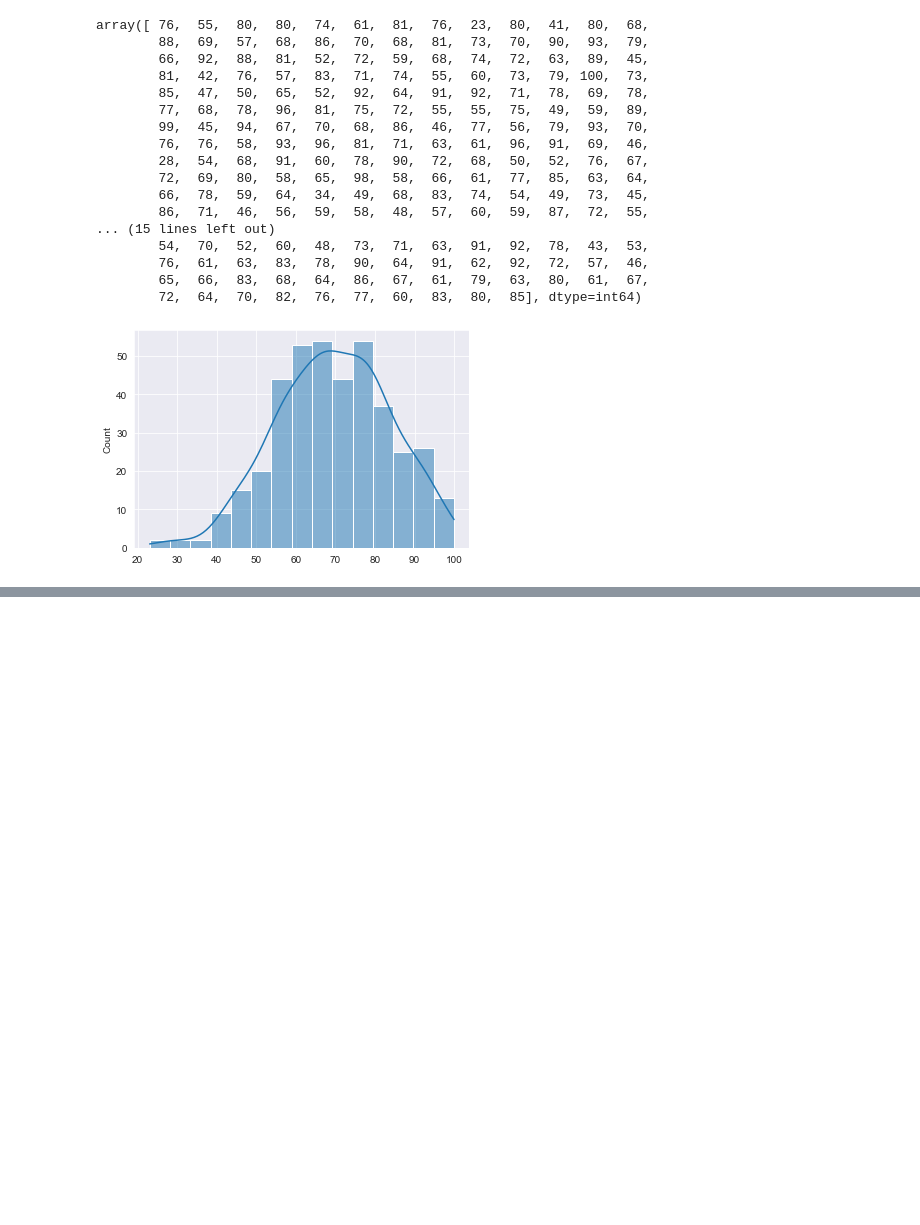
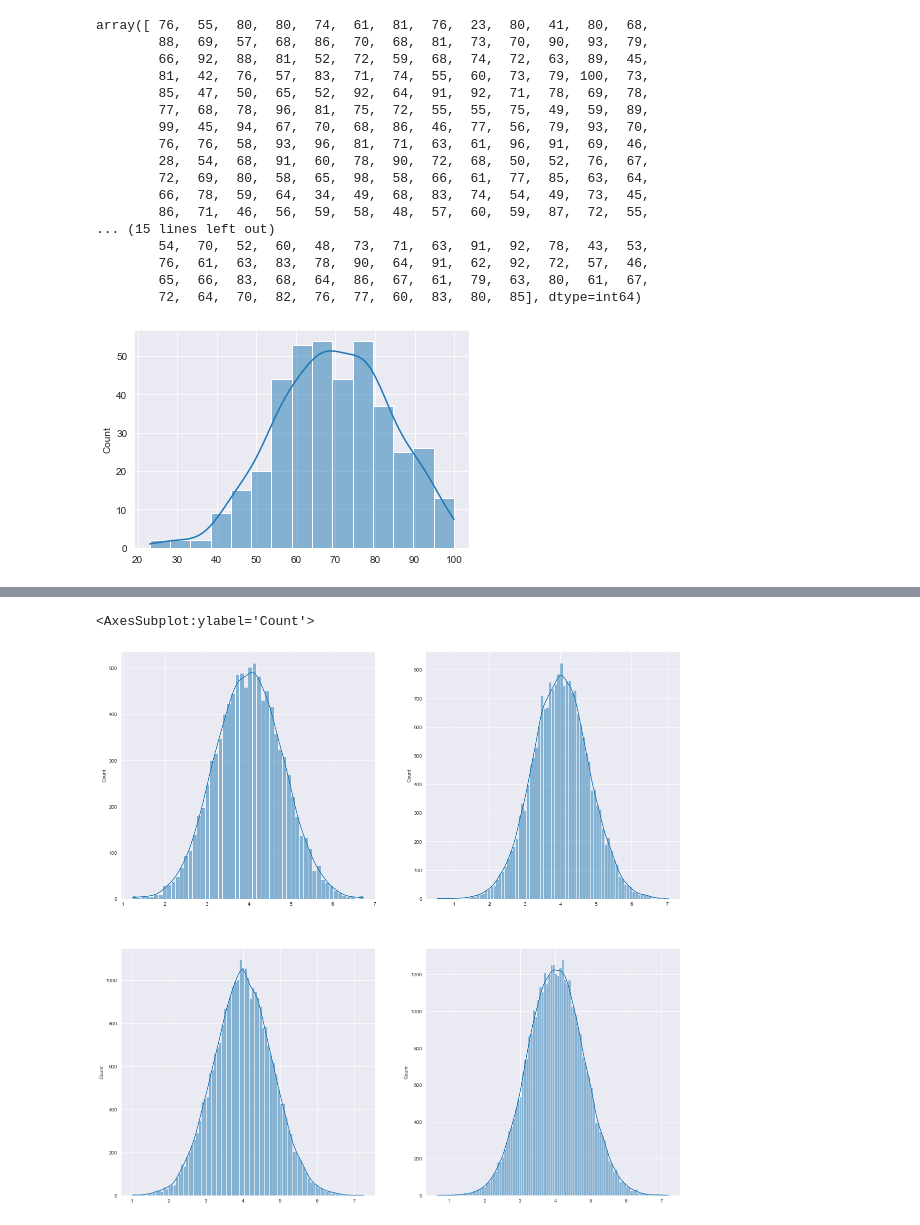
Before and after one commit to HyeonuJeong/Mycakd5, a Jupyter notebook: m3_통계/stat2.ipynb, the cells around one changed output, grey strips where cells are left out. Cells and saved outputs as stored; diff of their text form; code cells hidden in the pictures; blank space fills up the shorter version.

```diff
--- a/m3_통계/stat2.ipynb
+++ b/m3_통계/stat2.ipynb
@@ -156,0 +197,13 @@ plt.axis([20,120,0,0.5])
+# %%
+arr2=pop.rvs(20000)
+arr3=pop.rvs(30000)
+arr4=pop.rvs(40000)
+# %%
+fig, ax = plt.subplots(figsize=(20,20),nrows=2,ncols=2)
+sns.histplot(arr,kde=True,ax=ax[0][0])
+sns.histplot(arr2,kde=True,ax=ax[0][1])
+sns.histplot(arr3,kde=True,ax=ax[1][0])
+sns.histplot(arr4,kde=True,ax=ax[1][1])
+# %% [output]
+<AxesSubplot:ylabel='Count'>
+[figure, added]
```
Also changed, not shown: parts of 7 cells of this notebook.
